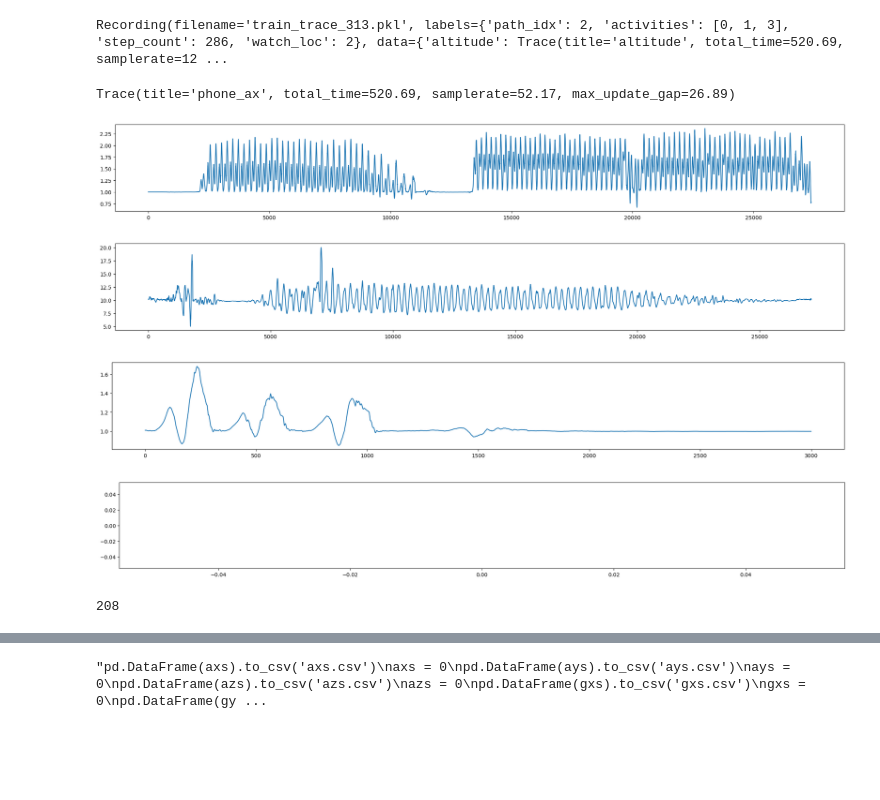
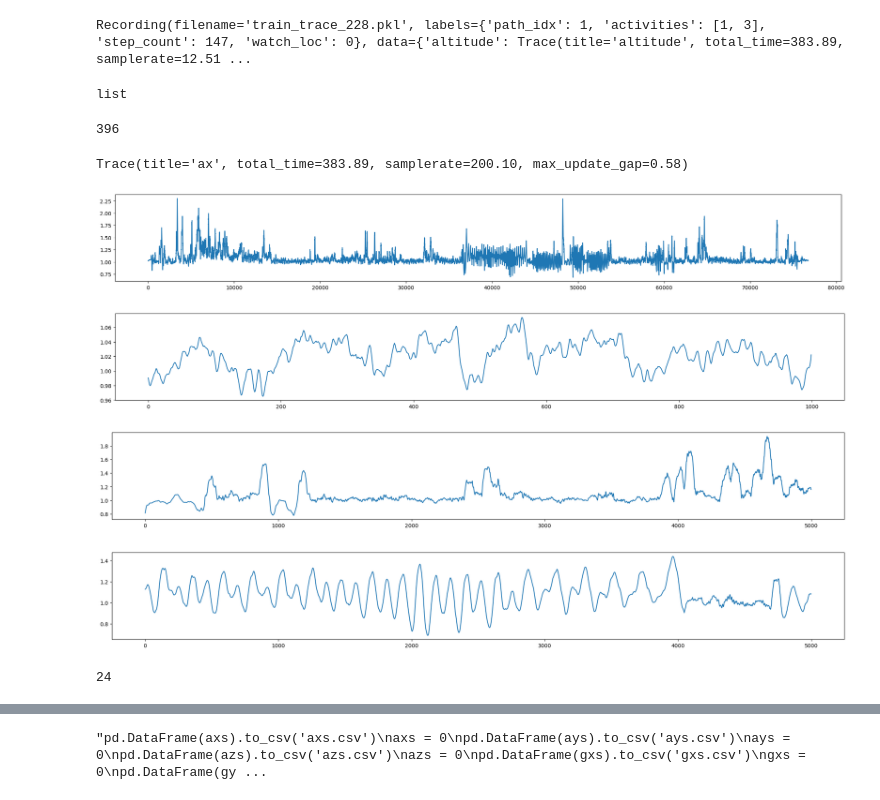
Before and after one commit to zytros/FS24, a Jupyter notebook: MobHealth/proj2/submission_template.ipynb, the cells around one changed output, grey strips where cells are left out. Drawn from its saved outputs; the diff is of its cells as text; code cells hidden in the pictures; blank space fills up the shorter version.

```diff
--- a/MobHealth/proj2/submission_template.ipynb
+++ b/MobHealth/proj2/submission_template.ipynb
@@ -47,28 +47,20 @@ for fn in filenames_test:
 dir_traces_train = 'data/train'
 filenames_train = [join(dir_traces_train, f) for f in listdir(dir_traces_train) if isfile(join(dir_traces_train, f))]
 filenames_train.sort()
-axs=ays=azs=gxs=gys=gzs=mxs=mys=mzs=temps=alts=paxs=pays=pazs=pgxs=pgys=pgzs=pmxs=pmys=pmzs=[]
+axs = []
+ays = []
+azs = []
+paxs = []
+pays = []
+pazs = []
 for fn in filenames_train:
     rec = Recording(fn)
     #print(rec.data)
+
     axs.append(rec.data['ax'].values)
     ays.append(rec.data['ay'].values)
     azs.append(rec.data['az'].values)
-    gxs.append(rec.data['gx'].values)
-    gys.append(rec.data['gy'].values)
-    gzs.append(rec.data['gz'].values)
-    mxs.append(rec.data['mx'].values)
-    mys.append(rec.data['my'].values)
-    mzs.append(rec.data['mz'].values)
-    temps.append(rec.data['temperature'].values)
-    alts.append(rec.data['altitude'].values)
     paxs.append(rec.data['phone_ax'].values)
     pays.append(rec.data['phone_ay'].values)
     pazs.append(rec.data['phone_az'].values)
-    pgxs.append(rec.data['phone_gx'].values)
-    pgys.append(rec.data['phone_gy'].values)
-    pgzs.append(rec.data['phone_gz'].values)
-    pmxs.append(rec.data['phone_mx'].values)
-    pmys.append(rec.data['phone_my'].values)
-    pmzs.append(rec.data['phone_mz'].values)
 # %%
@@ -111,27 +111,48 @@ for fn in fnshuff:
     rec = Recording(fn)
     if not (rec.labels['step_count'] == None):
         break
-
 rec
 # %% [output]
-Recording(filename='train_trace_313.pkl', labels={'path_idx': 2, 'activities': [0, 1, 3], 'step_count': 286, 'watch_loc': 2}, data={'altitude': Trace(title='altitude', total_time=520.69, samplerate=12 ...
+Recording(filename='train_trace_228.pkl', labels={'path_idx': 1, 'activities': [1, 3], 'step_count': 147, 'watch_loc': 0}, data={'altitude': Trace(title='altitude', total_time=383.89, samplerate=12.51 ...
+# %%
+type(axs)
+# %% [output]
+list
+# %%
+'''acc_mags = []
+for idx in indices:
+    mag = np.sqrt(axs[int(idx)]**2 + ays[int(idx)]**2 + azs[int(idx)]**2)
+    acc_mags.append(mag)
+max_len = 0
+idx = -1
+for i,mag in enumerate(axs):
+    if len(mag) > max_len:
+        max_len = len(mag)
+        idx = i
+max_len,idx #idx = 228
+
+#rec = Recording(filenames_train[236])'''
+len(axs)
+# %% [output]
+396
 # %%
 
-print(rec.data['phone_ax'])
+print(rec.data['ax'])
 acc_mag = np.sqrt(rec.data['ax'].values**2 + rec.data['ay'].values**2 + rec.data['az'].values**2)
 cen_mov_avg = centered_moving_average(acc_mag, 62)
 acc_mag_phone = np.sqrt(rec.data['phone_ax'].values**2 + rec.data['phone_ay'].values**2 + rec.data['phone_az'].values**2)
 cen_mov_avg_phone = centered_moving_average(acc_mag_phone, 62)
-peaks = windowed_peak_detection(cen_mov_avg, 118)
+#peaks = windowed_peak_detection(cen_mov_avg[:40000], 118) #window from paper = 118
+peaks, _ = find_peaks(cen_mov_avg[:40000], height=1.5, distance=80)
 plot_array(cen_mov_avg[:])
-plot_array(cen_mov_avg_phone[:])
-plot_array(cen_mov_avg[10000:13000])
-plot_array(cen_mov_avg[40000:42000])
-print(get_steps_from_peaks(cen_mov_avg, peaks, 1.7))
+plot_array(cen_mov_avg[31000:32000])
+plot_array(cen_mov_avg[60000:65000])
+plot_array(cen_mov_avg[40000:45000])
+print(get_steps_from_peaks(cen_mov_avg[:40000], peaks, 1.5))
 # %% [output]
-Trace(title='phone_ax', total_time=520.69, samplerate=52.17, max_update_gap=26.89)
+Trace(title='ax', total_time=383.89, samplerate=200.10, max_update_gap=0.58)
-[figure, old version]
+[figure, new version]
-[figure, old version]
+[figure, new version]
-[figure, old version]
+[figure, new version]
-[figure, old version]
+[figure, new version]
-208
+24
```
Also changed, not shown: parts of 3 cells of this notebook, 3 other files.
